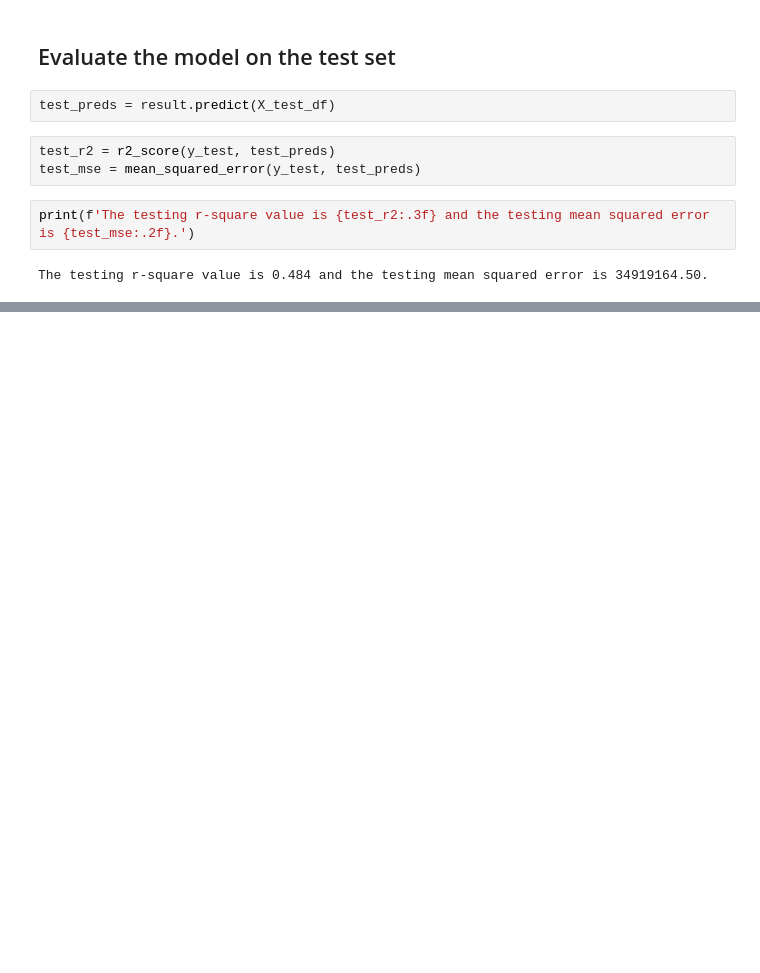
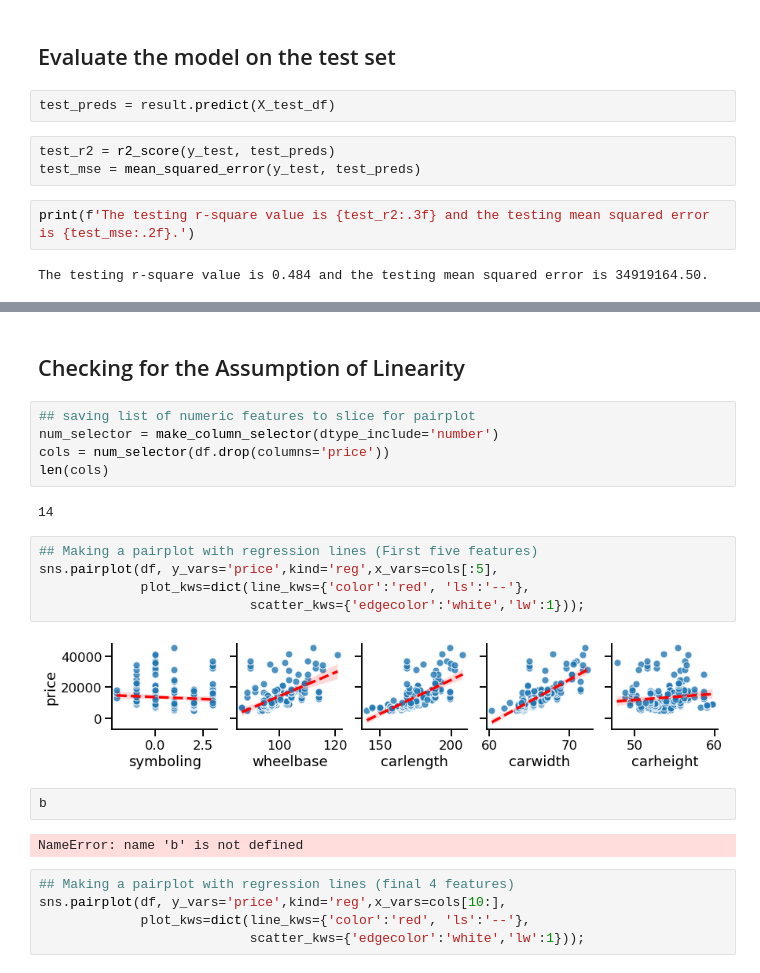
Before and after one commit to adeviney/data-enrichment-project, a Jupyter notebook: Car Price Prediction (statsmodels)/Prediction of Car Price (StatsModels).ipynb, the cells around one changed output, grey strips where cells are left out. Cells and saved outputs as stored; diff of their text form; blank space fills up the shorter version.

```diff
--- a/Car Price Prediction (statsmodels)/Prediction of Car Price (StatsModels).ipynb
+++ b/Car Price Prediction (statsmodels)/Prediction of Car Price (StatsModels).ipynb
@@ -291,0 +299,25 @@ The testing r-square value is 0.484 and the testing mean squared error is 349191
+# %% [markdown]
+## Checking for the Assumption of Linearity
+# %%
+## saving list of numeric features to slice for pairplot
+num_selector = make_column_selector(dtype_include='number')
+cols = num_selector(df.drop(columns='price'))
+len(cols)
+# %% [output]
+14
+# %%
+## Making a pairplot with regression lines (First five features)
+sns.pairplot(df, y_vars='price',kind='reg',x_vars=cols[:5],
+             plot_kws=dict(line_kws={'color':'red', 'ls':'--'},
+                           scatter_kws={'edgecolor':'white','lw':1}));
+# %% [output]
+[figure, added]
+# %%
+b
+# %% [output]
+NameError: name 'b' is not defined
+# %%
+## Making a pairplot with regression lines (final 4 features)
+sns.pairplot(df, y_vars='price',kind='reg',x_vars=cols[10:],
+             plot_kws=dict(line_kws={'color':'red', 'ls':'--'},
+                           scatter_kws={'edgecolor':'white','lw':1}));
```
Also changed, not shown: parts of 22 cells of this notebook.
